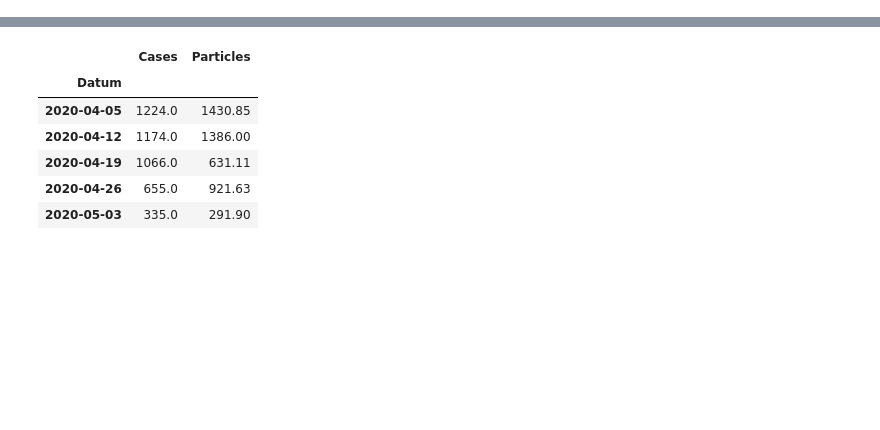
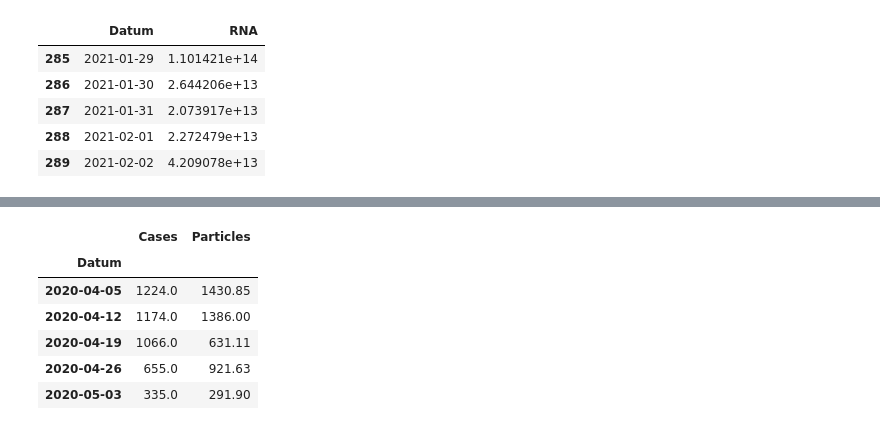
Before and after one commit to ystouthart/covid-19-nl-dashboard, a Jupyter notebook: src/ModellingDashboardData.ipynb, the cells around one changed output, grey strips where cells are left out. Saved outputs shown, nothing was run; the diff lists cells and outputs as text; code cells hidden in the pictures; blank space fills up the shorter version.

```diff
--- a/src/ModellingDashboardData.ipynb
+++ b/src/ModellingDashboardData.ipynb
@@ -35,0 +43,16 @@ sewage.head()
+# %%
+# We will use the "RNA_flow_per_100000" in determining the concentration of COVID-19 RNA in sewage water.
+# Data of this variable is only available from 7-9-2020 onwards.
+
+sewage = sewage_rivm.groupby("Date_measurement").mean().reset_index()
+sewage.rename(columns={"Date_measurement":"Datum", "RNA_flow_per_100000":"RNA"}, inplace=True)
+sewage = sewage[["Datum","RNA"]]
+
+sewage.tail()
+# %% [output]
+|  | Datum | RNA |
+| 285 | 2021-01-29 | 1.101421e+14 |
+| 286 | 2021-01-30 | 2.644206e+13 |
+| 287 | 2021-01-31 | 2.073917e+13 |
+| 288 | 2021-02-01 | 2.272479e+13 |
+| 289 | 2021-02-02 | 4.209078e+13 |
```
Also changed, not shown: parts of 17 cells of this notebook.
